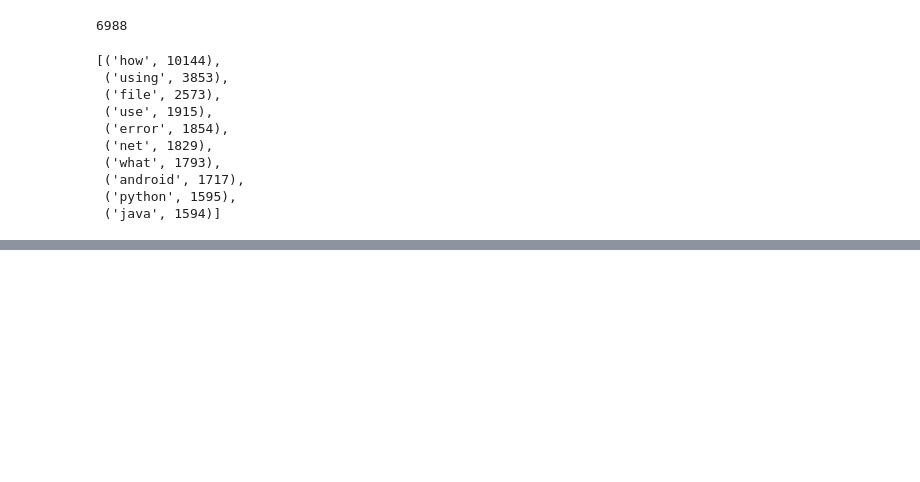
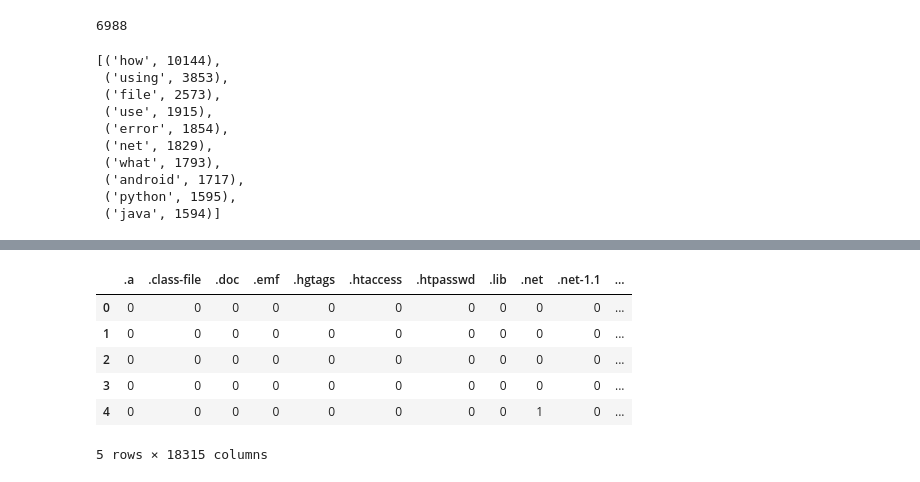
Before and after one commit to ThomasMeb/Classifier_Questions_StackOverflow, a Jupyter notebook: Mebarki_Thomas_notebook_exploration_032023.ipynb, the cells around one changed output, grey strips where cells are left out. Cells and saved outputs as stored; diff of their text form; code cells hidden in the pictures; blank space fills up the shorter version.

```diff
--- a/Mebarki_Thomas_notebook_exploration_032023.ipynb
+++ b/Mebarki_Thomas_notebook_exploration_032023.ipynb
@@ -371,0 +358,4 @@ df.head()
+# %%
+df['Tags'] = df['Tags'].apply(lambda i : i.split('><'))
+
+df['Tags'] = df['Tags'].apply(lambda i : [x.replace('<', '').replace('>', '') for x in i])
@@ -372 +393,19 @@ df.head()
+# %%
+#Multioutput classifier for tags
+
+from sklearn.preprocessing import MultiLabelBinarizer
+
+mlb = MultiLabelBinarizer()
+
+y = mlb.fit_transform(df['Tags'])
+
+pd.DataFrame(y, columns=mlb.classes_).head()
+# %% [output]
+|  | .a | .class-file | .doc | .emf | .hgtags | .htaccess | .htpasswd | .lib | .net | .net-1.1 | ... |
+| 0 | 0 | 0 | 0 | 0 | 0 | 0 | 0 | 0 | 0 | 0 | ... |
+| 1 | 0 | 0 | 0 | 0 | 0 | 0 | 0 | 0 | 0 | 0 | ... |
+| 2 | 0 | 0 | 0 | 0 | 0 | 0 | 0 | 0 | 0 | 0 | ... |
+| 3 | 0 | 0 | 0 | 0 | 0 | 0 | 0 | 0 | 0 | 0 | ... |
+| 4 | 0 | 0 | 0 | 0 | 0 | 0 | 0 | 0 | 1 | 0 | ... |
+5 rows × 18315 columns
 # %%
```
Also changed, not shown: parts of 18 cells of this notebook.
